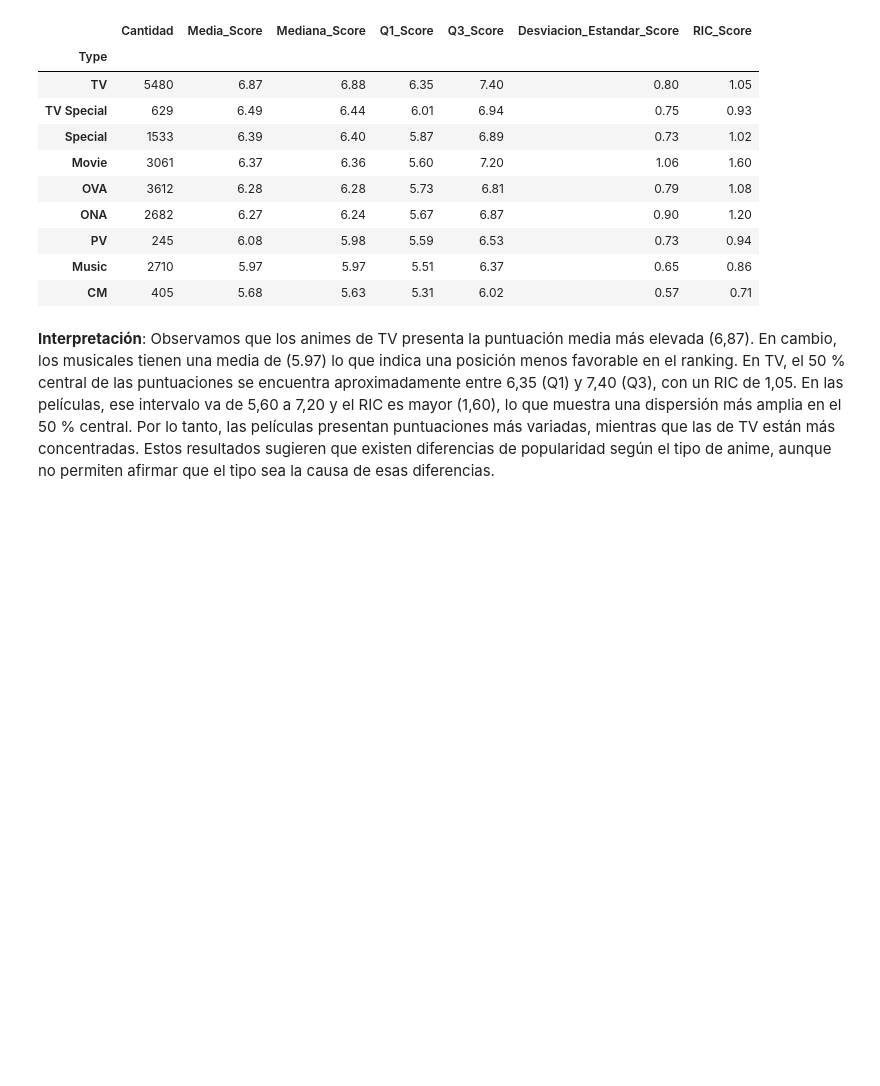
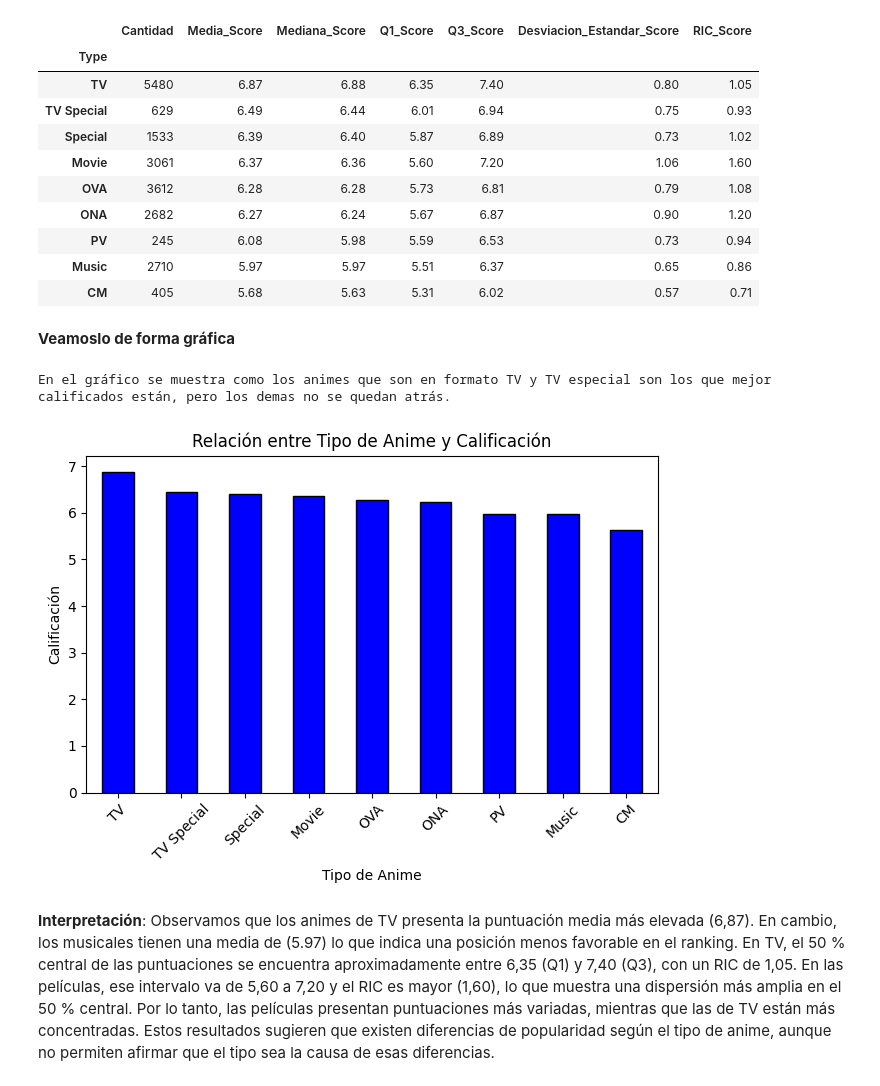
Before and after one commit to bondiolandia/TP_Laboratorio_de_M-todos_Cuantitativos_2026, a Jupyter notebook: notebook_Evolucion_del_Anime.ipynb, the cells around one changed output. Drawn from its saved outputs; the diff is of its cells as text; code cells hidden in the pictures; blank space fills up the shorter version.

```diff
--- a/notebook_Evolucion_del_Anime.ipynb
+++ b/notebook_Evolucion_del_Anime.ipynb
@@ -472,6 +402,22 @@ display(resumen_tipo.round(2))
 | PV | 245 | 6.08 | 5.98 | 5.59 | 6.53 | 0.73 | 0.94 |
 | Music | 2710 | 5.97 | 5.97 | 5.51 | 6.37 | 0.65 | 0.86 |
 | CM | 405 | 5.68 | 5.63 | 5.31 | 6.02 | 0.57 | 0.71 |
+# %% [markdown]
+**Veamoslo de forma gráfica**
+# %%
+import matplotlib.pyplot as plt #Importamos la libreria necesaria.
+mediana_por_tipo = anime.groupby("Type")["Score"].median().sort_values(ascending = False)
+mediana_por_tipo.plot(kind="bar", color="blue", edgecolor="black") #Codigo para hacer el gráfico, en forma de puntitos, mientras más acumulación de animes haya, más profundose hace el color azu.
+plt.title("Relación entre Tipo de Anime y Calificación")
+plt.xlabel("Tipo de Anime")
+plt.ylabel("Calificación")
+plt.xticks(rotation=45)
+plt.tight_layout()
+plt.show
+print(f"En el gráfico se muestra como los animes que son en formato TV y TV especial son los que mejor calificados están, pero los demas no se quedan atrás.")
+# %% [output]
+En el gráfico se muestra como los animes que son en formato TV y TV especial son los que mejor calificados están, pero los demas no se quedan atrás.
+[figure, added]
 # %% [markdown]
 **Interpretación**: Observamos que los animes de TV presenta la puntuación media más elevada (6,87). En cambio, los musicales tienen una media de (5.97) lo que indica una posición menos favorable en el ranking. En TV, el 50 % central de las puntuaciones se encuentra aproximadamente entre 6,35 (Q1) y 7,40 (Q3), con un RIC de 1,05. En las películas, ese intervalo va de 5,60 a 7,20 y el RIC es mayor (1,60), lo que muestra una dispersión más amplia en el 50 % central. Por lo tanto, las películas presentan puntuaciones más variadas, mientras que las de TV están más concentradas. Estos resultados sugieren que existen diferencias de popularidad según el tipo de anime, aunque no permiten afirmar que el tipo sea la causa de esas diferencias.
 # %% [markdown]
```
Also changed, not shown: parts of 17 cells of this notebook.
